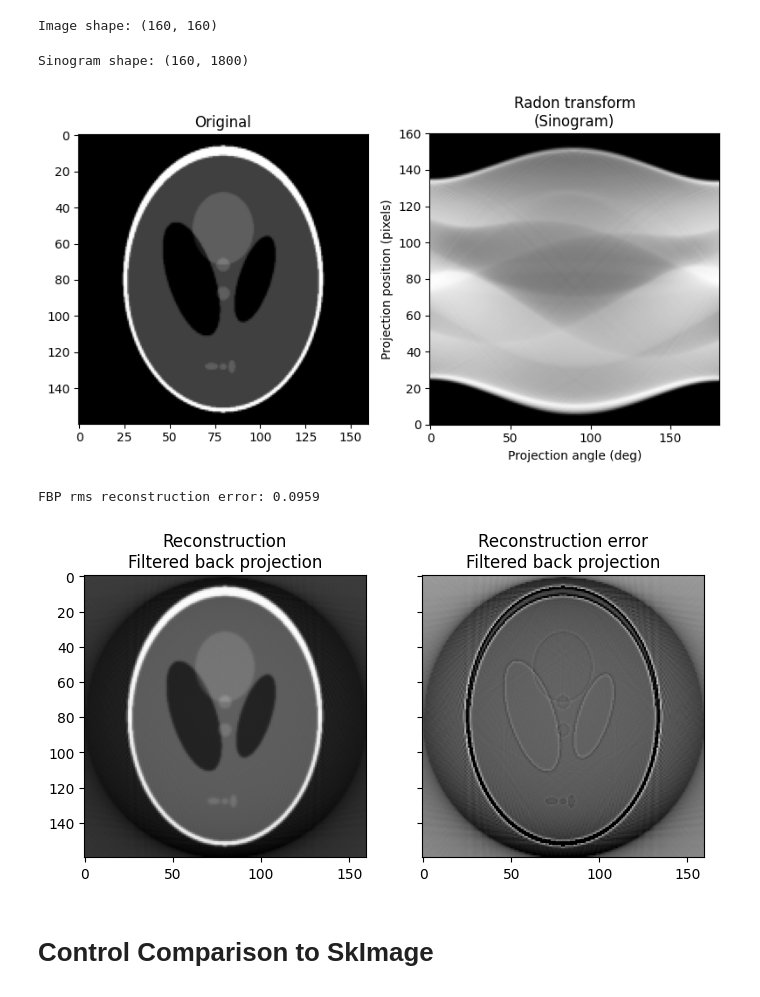
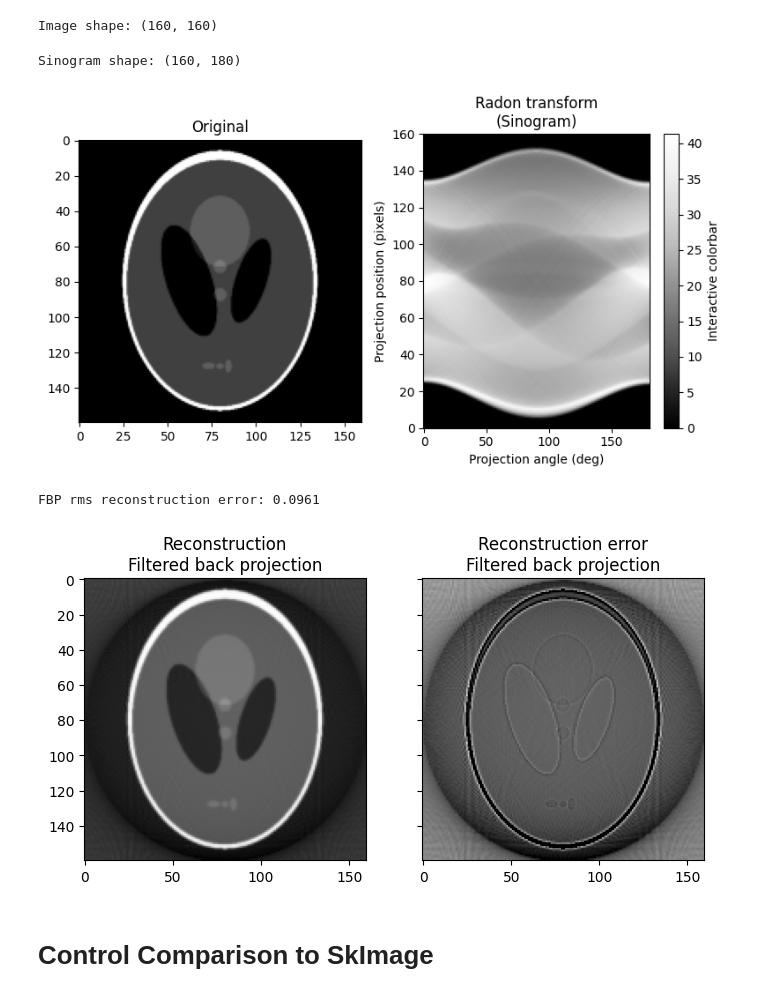
Before and after one commit to Moritz-Wald/Computertomographie, a Jupyter notebook: excercises.ipynb, the cells around one changed output. Cells and saved outputs as stored; diff of their text form; code cells hidden in the pictures.

```diff
--- a/excercises.ipynb
+++ b/excercises.ipynb
@@ -11,32 +11,33 @@ print(f'Image shape: {image.shape}')
 # %% [output]
 Image shape: (160, 160)
 # %%
-angles = np.arange(0, 180, .1)
+angles = np.arange(0, 180, 1)
 # %%
 from radon import radon
 
-sino = radon(image, angles=angles, method='bilinear')
+sino = radon(image, angles=angles, method='bilinear', mp = True)
 print(f'Sinogram shape: {sino.shape}')
 fig, (ax1, ax2) = plt.subplots(1, 2, figsize=(8, 4.5))
 
 ax1.set_title("Original")
 ax1.imshow(image, cmap=plt.cm.Greys_r)
 dx, dy = 0.5 * 180.0 / max(image.shape), 0.5 / sino.shape[0]
 ax2.set_title("Radon transform\n(Sinogram)")
 ax2.set_xlabel("Projection angle (deg)")
 ax2.set_ylabel("Projection position (pixels)")
-ax2.imshow(
+im =ax2.imshow(
     sino,
     cmap=plt.cm.Greys_r,
     extent=(-dx, 180.0 + dx, -dy, sino.shape[0] + dy),
     aspect='auto',
 )
+fig.colorbar(im, label='Interactive colorbar')
 
 fig.tight_layout()
 plt.show()
 # %% [output]
-Sinogram shape: (160, 1800)
+Sinogram shape: (160, 180)
-[figure, old version]
+[figure, new version]
 # %%
 from inverse_radon import iradon
 
@@ -47,12 +48,13 @@ print(f'FBP rms reconstruction error: {np.sqrt(np.mean(error ** 2)):.3g}')
 imkwargs = dict(vmin=-0.2, vmax=0.2)
 fig, (ax1, ax2) = plt.subplots(1, 2, figsize=(8, 6), sharex=True, sharey=True)
 ax1.set_title("Reconstruction\nFiltered back projection")
-ax1.imshow(reconstruction_fbp, cmap=plt.cm.Greys_r)
+im = ax1.imshow(reconstruction_fbp, cmap=plt.cm.Greys_r)
 ax2.set_title("Reconstruction error\nFiltered back projection")
 ax2.imshow(reconstruction_fbp - image, cmap=plt.cm.Greys_r, **imkwargs)
+# fig.colorbar(im, label='Interactive colorbar')
 plt.show()
 # %% [output]
-FBP rms reconstruction error: 0.0959
+FBP rms reconstruction error: 0.0961
 [figure]
 # %% [markdown]
 # Control Comparison to SkImage
```
Also changed, not shown: parts of 2 cells of this notebook, 2 other files.
